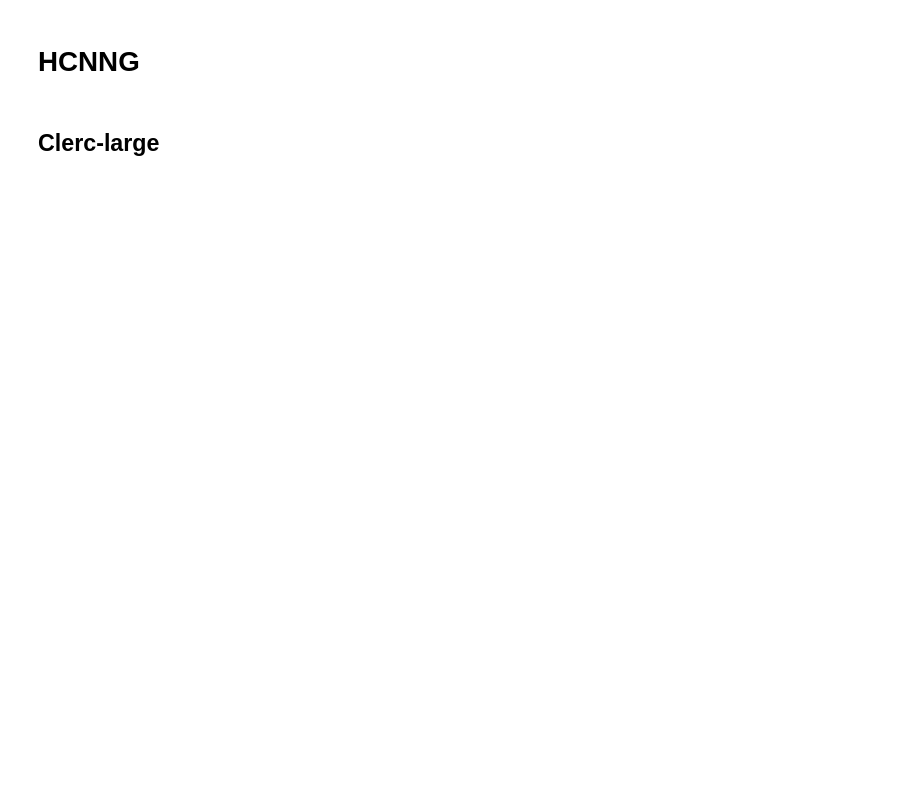
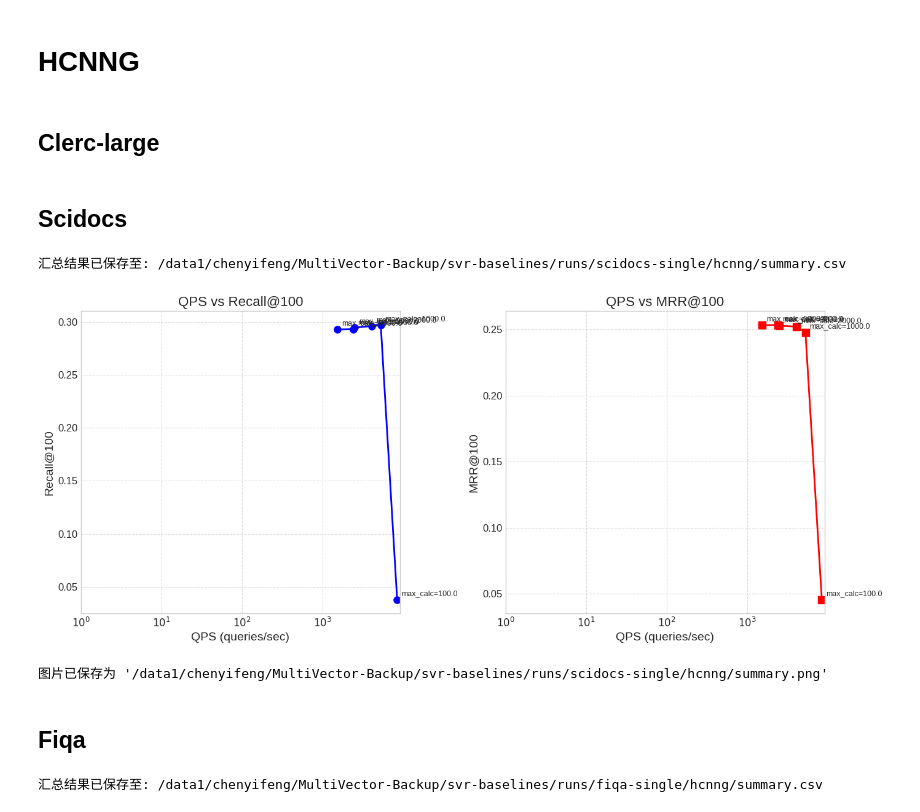
Before and after one commit to Cyfef/MultiVector-Backup, a Jupyter notebook: EXP/notebooks/HCNNG.ipynb, the cells around one changed output. Saved outputs shown, nothing was run; the diff lists cells and outputs as text; code cells hidden in the pictures; blank space fills up the shorter version.

```diff
--- a/EXP/notebooks/HCNNG.ipynb
+++ b/EXP/notebooks/HCNNG.ipynb
@@ -90,3 +284,5 @@ python3 /home/ali/SVR-baselines/runs/eval_beir_metrics.py \
 # already write
 
 /home/ali/SVR-baselines/runs/clerc-large-single/hcnng/qps_k100_scored.tsv
+# %% [markdown]
+## Scidocs
@@ -92,0 +293,17 @@ python3 /home/ali/SVR-baselines/runs/eval_beir_metrics.py \
+# %%
+# summary
+
+extract_hcnng_metrics(base_dir="/data1/chenyifeng/MultiVector-Backup/svr-baselines/runs/scidocs-single/hcnng")
+# %% [output]
+汇总结果已保存至: /data1/chenyifeng/MultiVector-Backup/svr-baselines/runs/scidocs-single/hcnng/summary.csv
+# %%
+# plot
+
+plot_qps_metrics("/data1/chenyifeng/MultiVector-Backup/svr-baselines/runs/scidocs-single/hcnng/summary.csv",
+                 topk=100,
+                 max_calc_list=[100,1000, 2000, 3000, 4000, 5000])
+# %% [output]
+[figure, added]
+图片已保存为 '/data1/chenyifeng/MultiVector-Backup/svr-baselines/runs/scidocs-single/hcnng/summary.png'
+# %% [markdown]
+## Fiqa
@@ -92,0 +314,6 @@ python3 /home/ali/SVR-baselines/runs/eval_beir_metrics.py \
+# %%
+# summary
+
+extract_hcnng_metrics(base_dir="/data1/chenyifeng/MultiVector-Backup/svr-baselines/runs/fiqa-single/hcnng")
+# %% [output]
+汇总结果已保存至: /data1/chenyifeng/MultiVector-Backup/svr-baselines/runs/fiqa-single/hcnng/summary.csv
```
Also changed, not shown: parts of 9 cells of this notebook, 12 other files.
